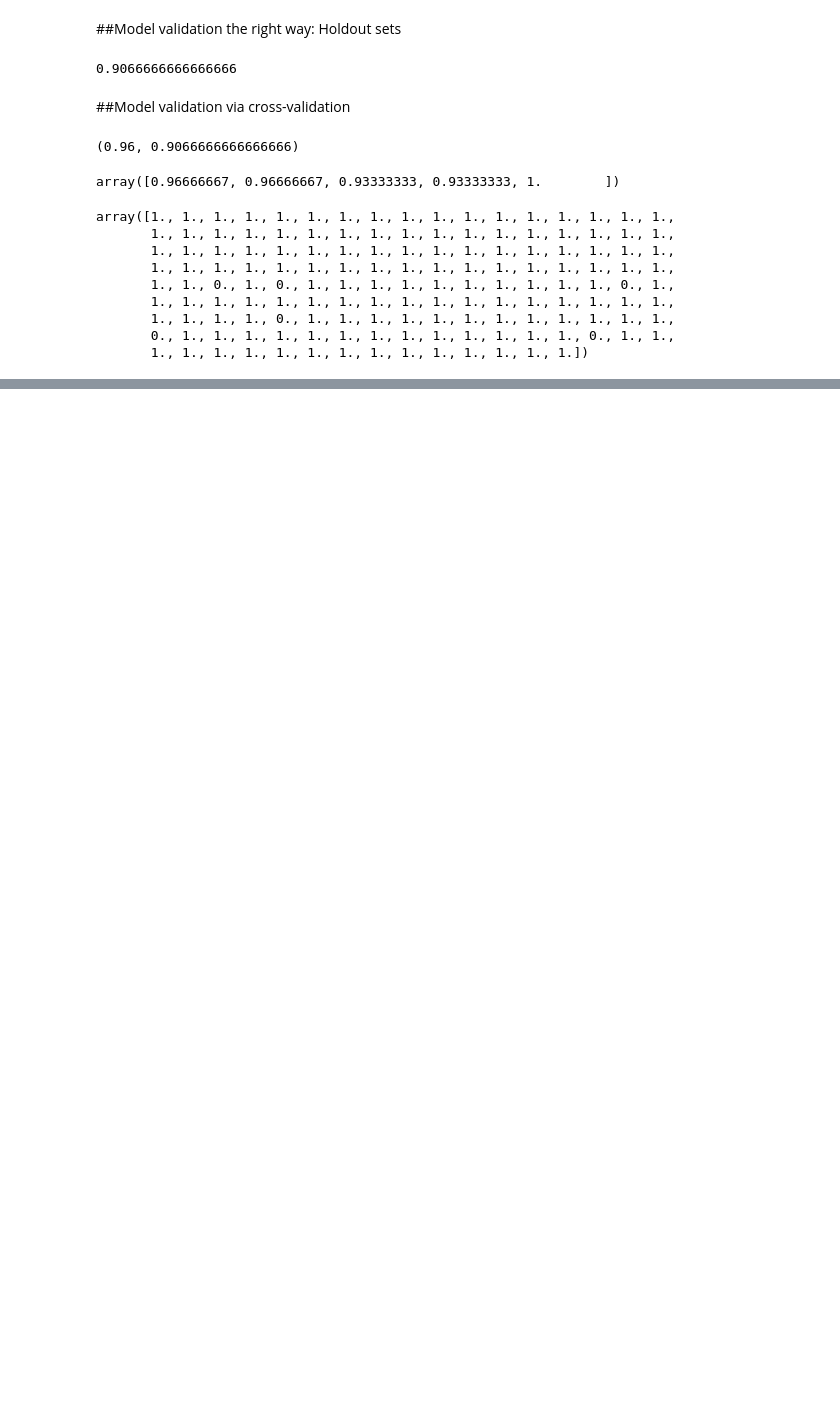
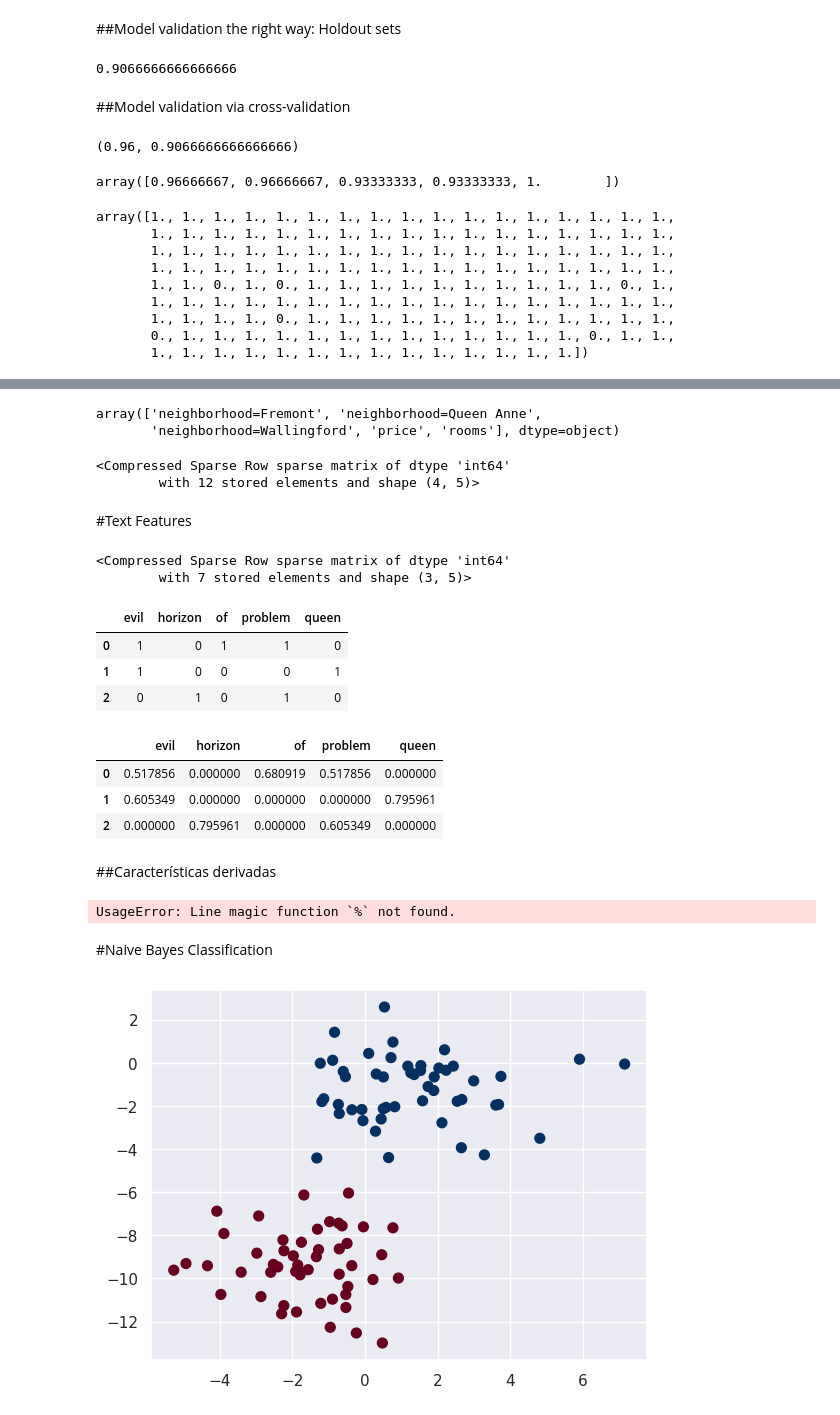
Before and after one commit to 3dgarxx3/Mineria_Datos, a Jupyter notebook: array.ipynb, the cells around one changed output, grey strips where cells are left out. Saved outputs shown, nothing was run; the diff lists cells and outputs as text; code cells hidden in the pictures; blank space fills up the shorter version.

```diff
--- a/array.ipynb
+++ b/array.ipynb
@@ -147,0 +168,13 @@ array([1., 1., 1., 1., 1., 1., 1., 1., 1., 1., 1., 1., 1., 1., 1., 1., 1.,
+# %%
+vec.get_feature_names_out()
+# %% [output]
+array(['neighborhood=Fremont', 'neighborhood=Queen Anne',
+       'neighborhood=Wallingford', 'price', 'rooms'], dtype=object)
+# %%
+vec = DictVectorizer(sparse=True, dtype=int)
+vec.fit_transform(data)
+# %% [output]
+<Compressed Sparse Row sparse matrix of dtype 'int64'
+        with 12 stored elements and shape (4, 5)>
+# %% [markdown]
+#Text Features
@@ -147,0 +185,39 @@ array([1., 1., 1., 1., 1., 1., 1., 1., 1., 1., 1., 1., 1., 1., 1., 1., 1.,
+# %%
+from sklearn.feature_extraction.text import CountVectorizer
+
+vec = CountVectorizer()
+X = vec.fit_transform(sample)
+X
+# %% [output]
+<Compressed Sparse Row sparse matrix of dtype 'int64'
+        with 7 stored elements and shape (3, 5)>
+# %%
+import pandas as pd
+pd.DataFrame(X.toarray(), columns=vec.get_feature_names_out())
+# %% [output]
+|  | evil | horizon | of | problem | queen |
+| 0 | 1 | 0 | 1 | 1 | 0 |
+| 1 | 1 | 0 | 0 | 0 | 1 |
+| 2 | 0 | 1 | 0 | 1 | 0 |
+# %%
+from sklearn.feature_extraction.text import TfidfVectorizer
+vec = TfidfVectorizer()
+X = vec.fit_transform(sample)
+pd.DataFrame(X.toarray(), columns=vec.get_feature_names_out())
+# %% [output]
+|  | evil | horizon | of | problem | queen |
+| 0 | 0.517856 | 0.000000 | 0.680919 | 0.517856 | 0.000000 |
+| 1 | 0.605349 | 0.000000 | 0.000000 | 0.000000 | 0.795961 |
+| 2 | 0.000000 | 0.795961 | 0.000000 | 0.605349 | 0.000000 |
+# %% [markdown]
+##Características derivadas
+# %%
+% matplotlib inline
+import  numpy  as  np
+import  matplotlib.pyplot  as  plt
+
+x  =  np . array ([ 1 ,  2 ,  3 ,  4 ,  5 ])
+y  =  np . array ([ 4 ,  2 ,  1 ,  3 ,  7 ])
+plt . scatter ( x ,  y );
+# %% [output]
+UsageError: Line magic function `%` not found.
@@ -147,0 +234,2 @@ array([1., 1., 1., 1., 1., 1., 1., 1., 1., 1., 1., 1., 1., 1., 1., 1., 1.,
+# %% [markdown]
+#Naive Bayes Classification
@@ -147,0 +241,6 @@ array([1., 1., 1., 1., 1., 1., 1., 1., 1., 1., 1., 1., 1., 1., 1., 1., 1.,
+# %%
+from sklearn.datasets import make_blobs
+X, y = make_blobs(100, 2, centers=2, random_state=2, cluster_std=1.5)
+plt.scatter(X[:, 0], X[:, 1], c=y, s=50, cmap='RdBu');
+# %% [output]
+[figure, added]
```
Also changed, not shown: parts of 11 cells of this notebook.
